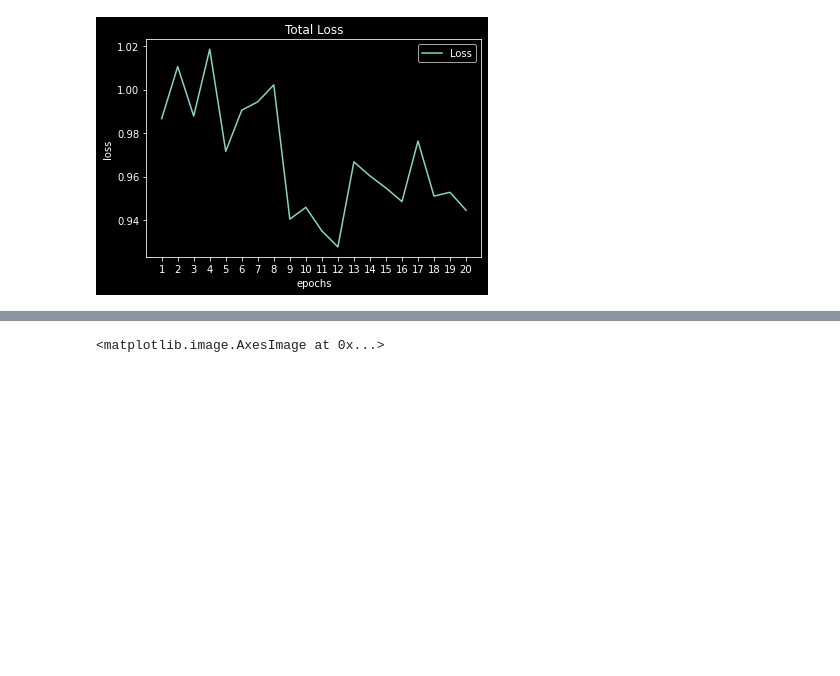
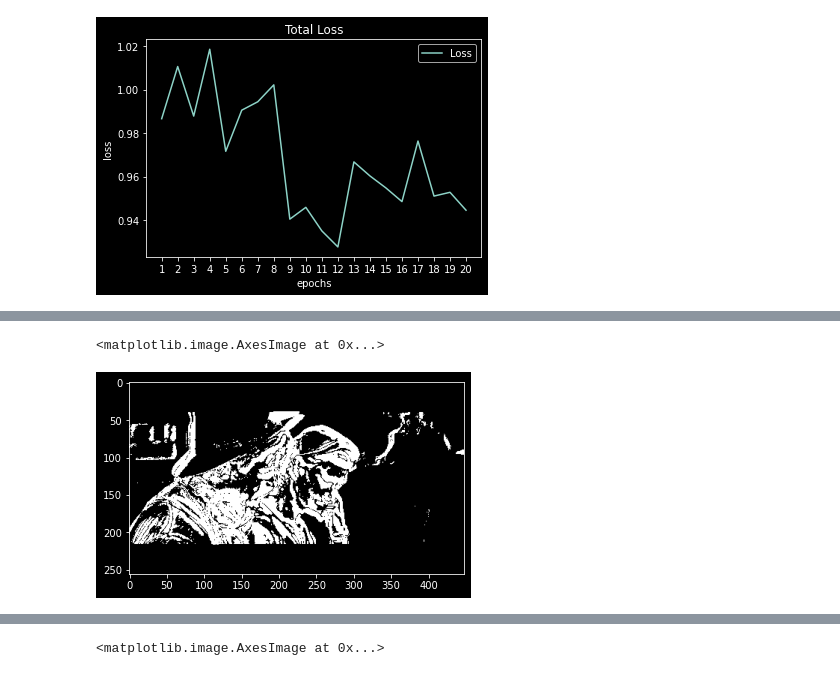
Before and after one commit to hanyuan97/MVSR, a Jupyter notebook: plt.ipynb, the cells around one changed output, grey strips where cells are left out. Saved outputs shown, nothing was run; the diff lists cells and outputs as text; code cells hidden in the pictures; blank space fills up the shorter version.

```diff
--- a/plt.ipynb
+++ b/plt.ipynb
@@ -135,3 +158,8 @@ print(MAE_im3)
+# %%
+plt.imshow((im1_2_diff*255>5), cmap='gray')
+# %% [output]
+<matplotlib.image.AxesImage at 0x...>
+[figure, added]
 # %%
 plt.imshow(np.abs(im1[:,:,0]-im2[:,:,0]), cmap="gray", vmin=0, vmax=255)
 # %% [output]
```
Also changed, not shown: parts of 5 cells of this notebook, 11 other files.
